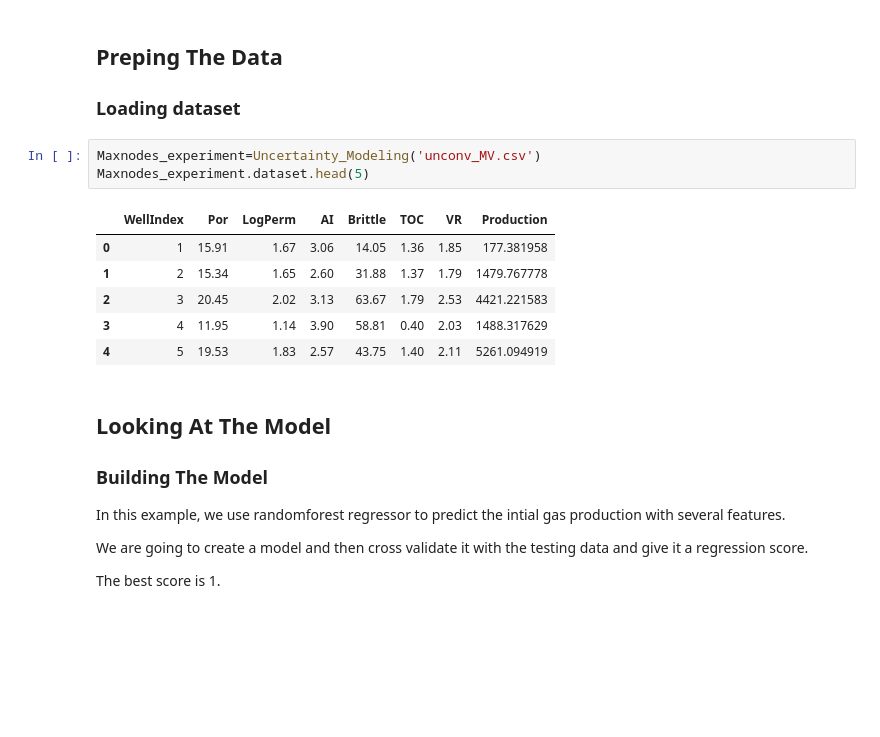
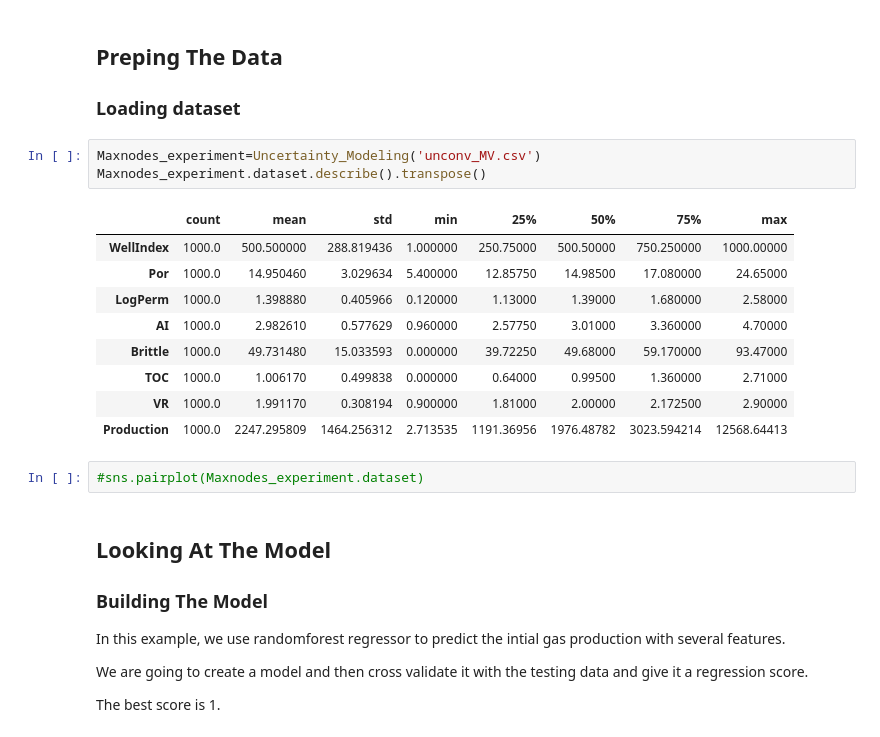
Before and after one commit to zzk413/Ensemble-Learner-Uncertainty-Modeling, a Jupyter notebook: Uncertainty Workflow Object-Oriented.ipynb, the cells around one changed output. Saved outputs shown, nothing was run; the diff lists cells and outputs as text; blank space fills up the shorter version.

```diff
--- a/Uncertainty Workflow Object-Oriented.ipynb
+++ b/Uncertainty Workflow Object-Oriented.ipynb
@@ -203,14 +239,19 @@ class Uncertainty_Modeling(object):
 ### Loading dataset
 # %%
 Maxnodes_experiment=Uncertainty_Modeling('unconv_MV.csv')
-Maxnodes_experiment.dataset.head(5)
+Maxnodes_experiment.dataset.describe().transpose()
 # %% [output]
-|  | WellIndex | Por | LogPerm | AI | Brittle | TOC | VR | Production |
-| 0 | 1 | 15.91 | 1.67 | 3.06 | 14.05 | 1.36 | 1.85 | 177.381958 |
-| 1 | 2 | 15.34 | 1.65 | 2.60 | 31.88 | 1.37 | 1.79 | 1479.767778 |
-| 2 | 3 | 20.45 | 2.02 | 3.13 | 63.67 | 1.79 | 2.53 | 4421.221583 |
-| 3 | 4 | 11.95 | 1.14 | 3.90 | 58.81 | 0.40 | 2.03 | 1488.317629 |
-| 4 | 5 | 19.53 | 1.83 | 2.57 | 43.75 | 1.40 | 2.11 | 5261.094919 |
+|  | count | mean | std | min | 25% | 50% | 75% | max |
+| WellIndex | 1000.0 | 500.500000 | 288.819436 | 1.000000 | 250.75000 | 500.50000 | 750.250000 | 1000.00000 |
+| Por | 1000.0 | 14.950460 | 3.029634 | 5.400000 | 12.85750 | 14.98500 | 17.080000 | 24.65000 |
+| LogPerm | 1000.0 | 1.398880 | 0.405966 | 0.120000 | 1.13000 | 1.39000 | 1.680000 | 2.58000 |
+| AI | 1000.0 | 2.982610 | 0.577629 | 0.960000 | 2.57750 | 3.01000 | 3.360000 | 4.70000 |
+| Brittle | 1000.0 | 49.731480 | 15.033593 | 0.000000 | 39.72250 | 49.68000 | 59.170000 | 93.47000 |
+| TOC | 1000.0 | 1.006170 | 0.499838 | 0.000000 | 0.64000 | 0.99500 | 1.360000 | 2.71000 |
+| VR | 1000.0 | 1.991170 | 0.308194 | 0.900000 | 1.81000 | 2.00000 | 2.172500 | 2.90000 |
+| Production | 1000.0 | 2247.295809 | 1464.256312 | 2.713535 | 1191.36956 | 1976.48782 | 3023.594214 | 12568.64413 |
+# %%
+#sns.pairplot(Maxnodes_experiment.dataset)
 # %% [markdown]
 ## Looking At The Model
 
```
Also changed, not shown: parts of 10 cells of this notebook.
